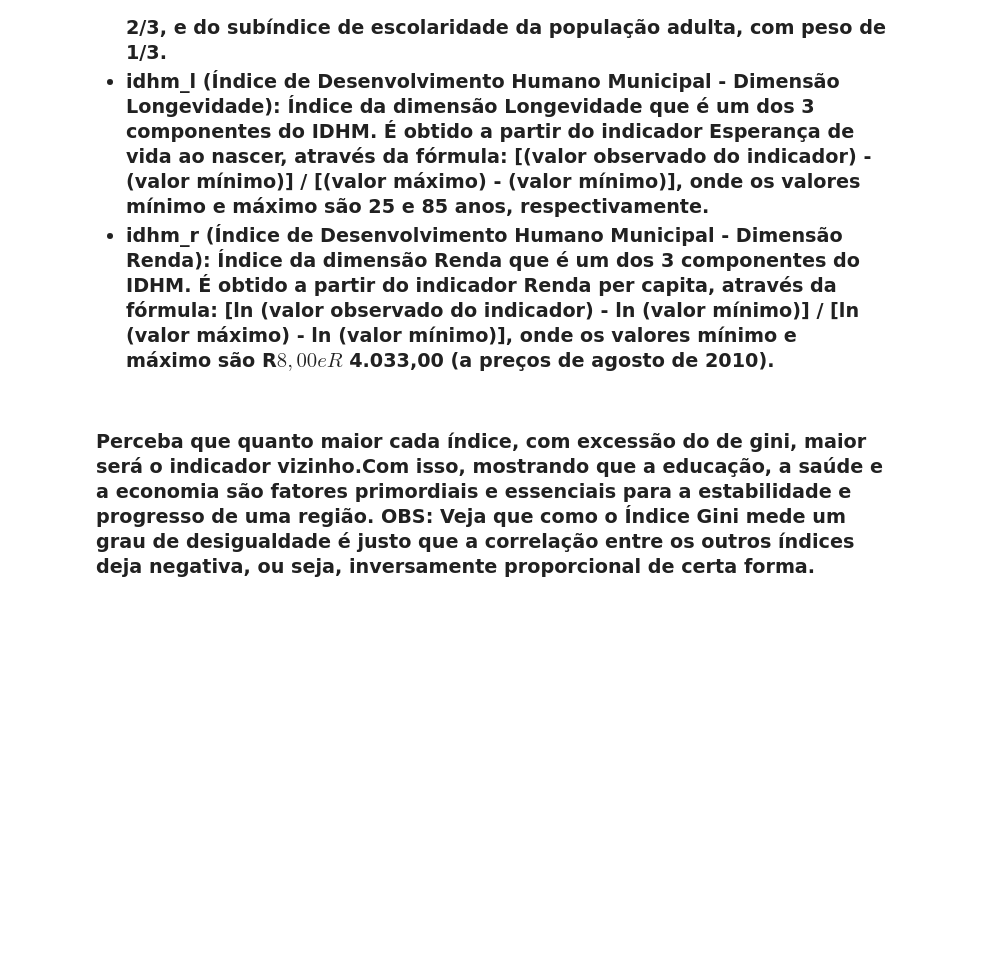
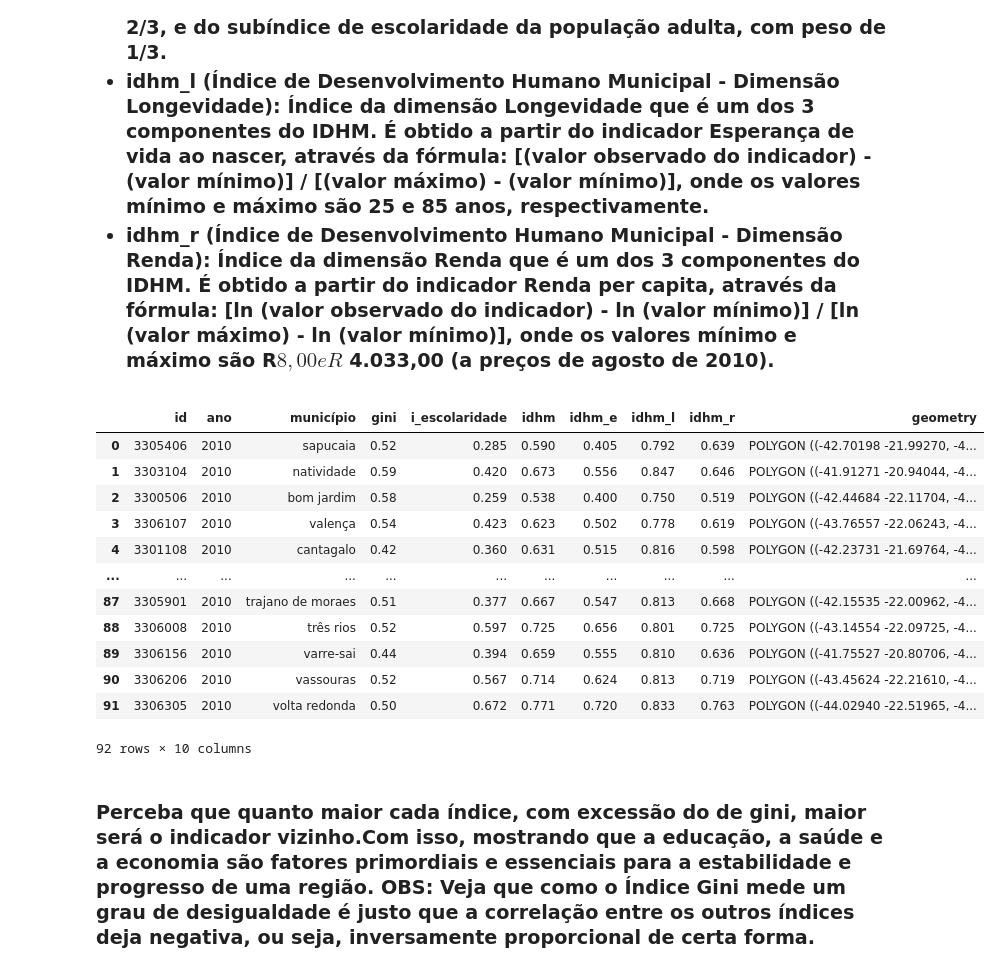
Before and after one commit to lfzinho/Geodata-Analisys, a Jupyter notebook: novo_notebook_27.ipynb, the cells around one changed output. Saved outputs shown, nothing was run; the diff lists cells and outputs as text; code cells hidden in the pictures; blank space fills up the shorter version.

```diff
--- a/novo_notebook_27.ipynb
+++ b/novo_notebook_27.ipynb
@@ -18,8 +19,9 @@ cursor.execute(create_sql)
 # %% [output]
 <sqlite3.Cursor at 0x...>
 # %%
-for row in db.itertuples():
-    insert_sql = f"INSERT INTO dadosrj (id, name, geometry) VALUES ({row[1]},'{row[2]}','{row[3]}')"
+geojson = gpd.read_file("RJ.json")
+for row in geojson.itertuples():
+    insert_sql = f"INSERT INTO dadosrj (id, name, description, geometry) VALUES ({row[1]},'{row[2]}','{row[3]}', '{row[4]}')"
     cursor.execute(insert_sql)
 
 conn.commit()
@@ -61 +64,8 @@ geometry    geometry
 dtype: object
+# %%
+atlas = pd.read_csv("atlas.csv")
+geojson = geojson.drop(columns="description")
+geojson["name"] = geojson["name"].str.lower()
+municipios = geojson["name"].unique()
+
+geojson
@@ -146,11 +170,26 @@ import plotly.graph_objects as go
 db_para_corr = atlas.loc[:, "espvida":]
 corr = db_para_corr.corr()
 # %%
-merged = atlas_rj_2010.merge(db, left_on="município", right_on="name")
+merged = atlas_rj_2010.merge(geojson, left_on="município", right_on="name")
 merged = gpd.GeoDataFrame(merged)
 
 merged = merged[["id", "ano", "município", "gini", "i_escolaridade",
                  "idhm", "idhm_e", "idhm_l","idhm_r", "geometry"]]
+merged
+# %% [output]
+|  | id | ano | município | gini | i_escolaridade | idhm | idhm_e | idhm_l | idhm_r | geometry |
+| 0 | 3305406 | 2010 | sapucaia | 0.52 | 0.285 | 0.590 | 0.405 | 0.792 | 0.639 | POLYGON ((-42.70198 -21.99270, -4... |
+| 1 | 3303104 | 2010 | natividade | 0.59 | 0.420 | 0.673 | 0.556 | 0.847 | 0.646 | POLYGON ((-41.91271 -20.94044, -4... |
+| 2 | 3300506 | 2010 | bom jardim | 0.58 | 0.259 | 0.538 | 0.400 | 0.750 | 0.519 | POLYGON ((-42.44684 -22.11704, -4... |
+| 3 | 3306107 | 2010 | valença | 0.54 | 0.423 | 0.623 | 0.502 | 0.778 | 0.619 | POLYGON ((-43.76557 -22.06243, -4... |
+| 4 | 3301108 | 2010 | cantagalo | 0.42 | 0.360 | 0.631 | 0.515 | 0.816 | 0.598 | POLYGON ((-42.23731 -21.69764, -4... |
+| ... | ... | ... | ... | ... | ... | ... | ... | ... | ... | ... |
+| 87 | 3305901 | 2010 | trajano de moraes | 0.51 | 0.377 | 0.667 | 0.547 | 0.813 | 0.668 | POLYGON ((-42.15535 -22.00962, -4... |
+| 88 | 3306008 | 2010 | três rios | 0.52 | 0.597 | 0.725 | 0.656 | 0.801 | 0.725 | POLYGON ((-43.14554 -22.09725, -4... |
+| 89 | 3306156 | 2010 | varre-sai | 0.44 | 0.394 | 0.659 | 0.555 | 0.810 | 0.636 | POLYGON ((-41.75527 -20.80706, -4... |
+| 90 | 3306206 | 2010 | vassouras | 0.52 | 0.567 | 0.714 | 0.624 | 0.813 | 0.719 | POLYGON ((-43.45624 -22.21610, -4... |
+| 91 | 3306305 | 2010 | volta redonda | 0.50 | 0.672 | 0.771 | 0.720 | 0.833 | 0.763 | POLYGON ((-44.02940 -22.51965, -4... |
+92 rows × 10 columns
 # %%
 corr_1 = corr.loc[["gini", "i_escolaridade", "idhm", "idhm_e", "idhm_l","idhm_r"],
                   ["gini", "i_escolaridade", "idhm", "idhm_e", "idhm_l","idhm_r"]]
```
Also changed, not shown: parts of 7 cells of this notebook, 1 other file.
